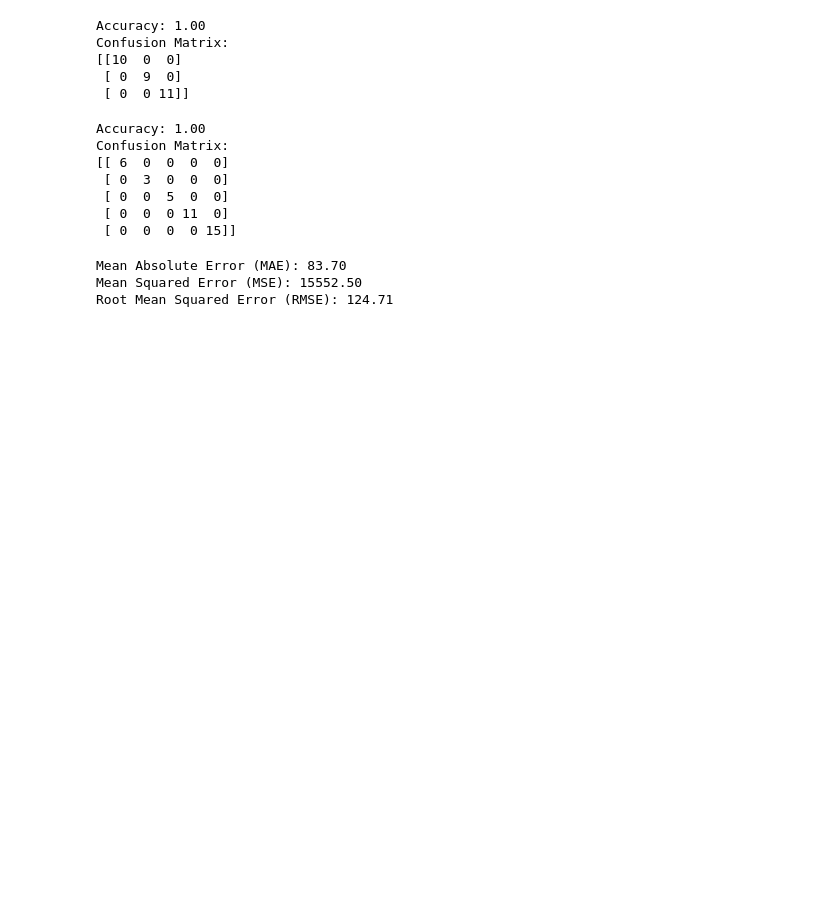
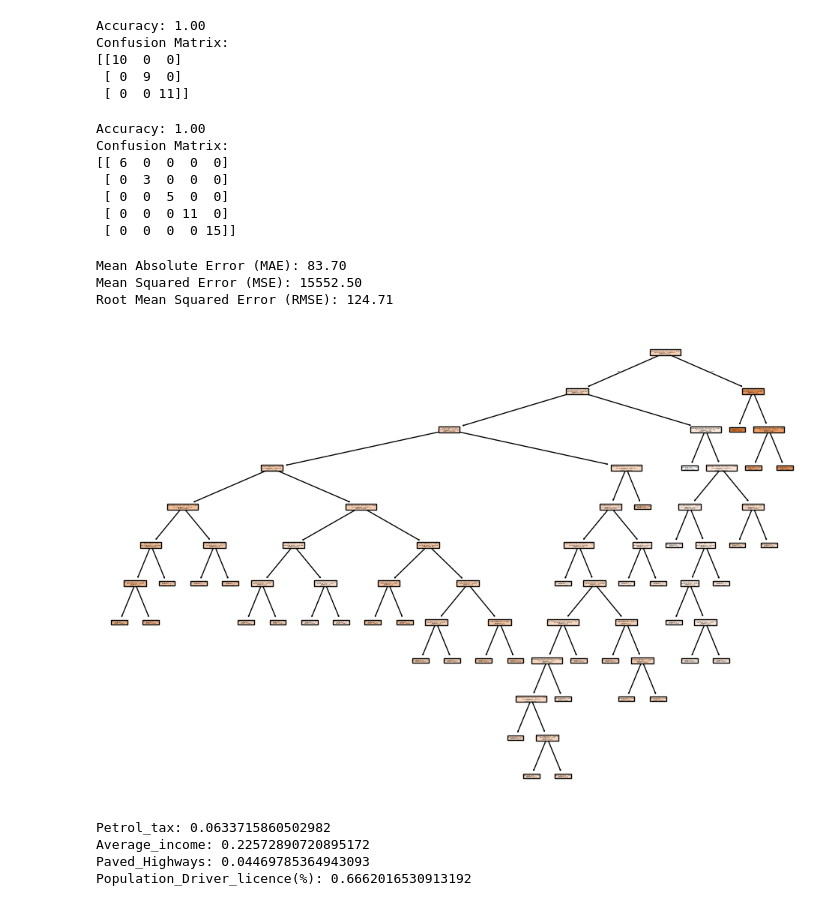
Before and after one commit to venkateshchandle/ml, a Jupyter notebook: 1BM22CS325_Lab_4_Decision_Tree.ipynb, the cells around one changed output. Drawn from its saved outputs; the diff is of its cells as text; code cells hidden in the pictures; blank space fills up the shorter version.

```diff
--- a/1BM22CS325_Lab_4_Decision_Tree.ipynb
+++ b/1BM22CS325_Lab_4_Decision_Tree.ipynb
@@ -198,3 +198,21 @@ print(f"Root Mean Squared Error (RMSE): {rmse:.2f}")
 Mean Absolute Error (MAE): 83.70
 Mean Squared Error (MSE): 15552.50
 Root Mean Squared Error (RMSE): 124.71
+# %%
+from sklearn.tree import plot_tree
+import matplotlib.pyplot as plt
+
+plt.figure(figsize=(12, 8))
+plot_tree(regressor, filled=True, feature_names=X.columns)
+plt.show()
+# %% [output]
+[figure, added]
+# %%
+feature_importances = regressor.feature_importances_
+for feature, importance in zip(X.columns, feature_importances):
+    print(f"{feature}: {importance}")
+# %% [output]
+Petrol_tax: 0.0633715860502982
+Average_income: 0.22572890720895172
+Paved_Highways: 0.04469785364943093
+Population_Driver_licence(%): 0.6662016530913192
```
